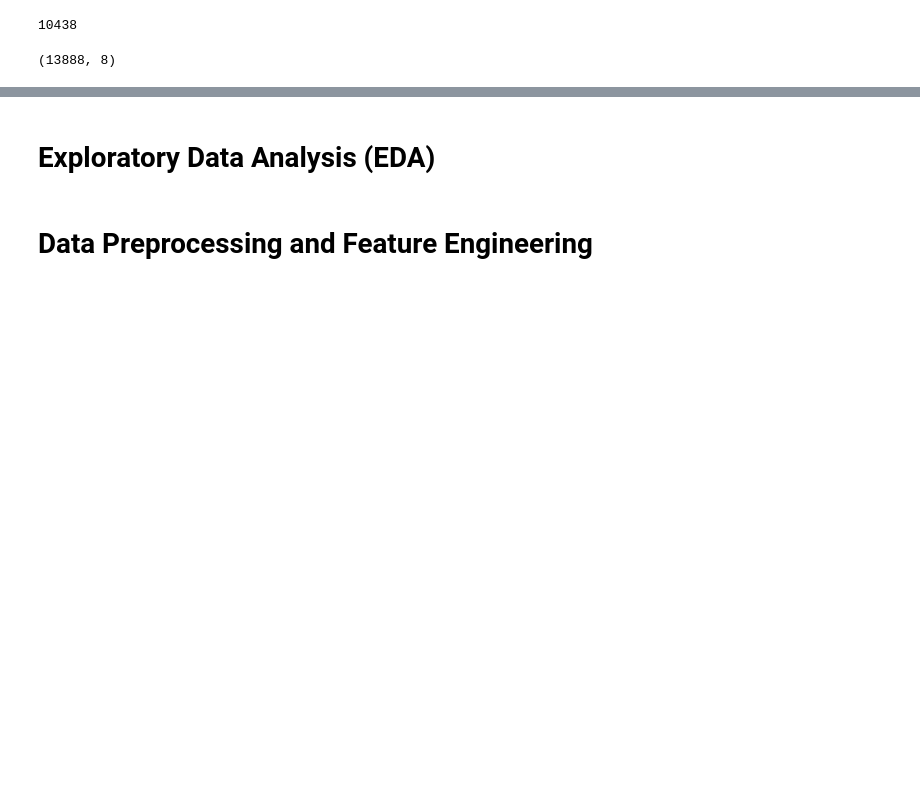
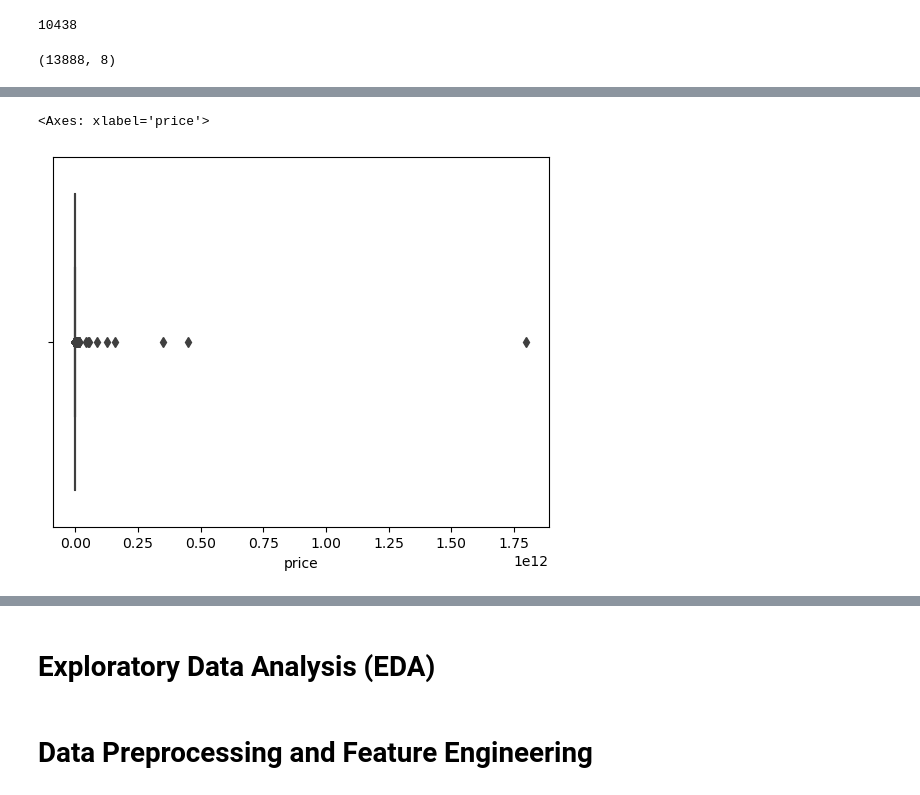
Before and after one commit to Johnnysnipes90/Nigeria-Housing-Price-Prediction, a Jupyter notebook: Notebook/notebook.ipynb, the cells around one changed output, grey strips where cells are left out. Saved outputs shown, nothing was run; the diff lists cells and outputs as text; code cells hidden in the pictures; blank space fills up the shorter version.

```diff
--- a/Notebook/notebook.ipynb
+++ b/Notebook/notebook.ipynb
@@ -176,0 +196,6 @@ nigeria_df.shape
+# %%
+import seaborn as sns
+sns.boxplot(x=nigeria_df['price'])
+# %% [output]
+<Axes: xlabel='price'>
+[figure, added]
```
Also changed, not shown: parts of 7 cells of this notebook.
